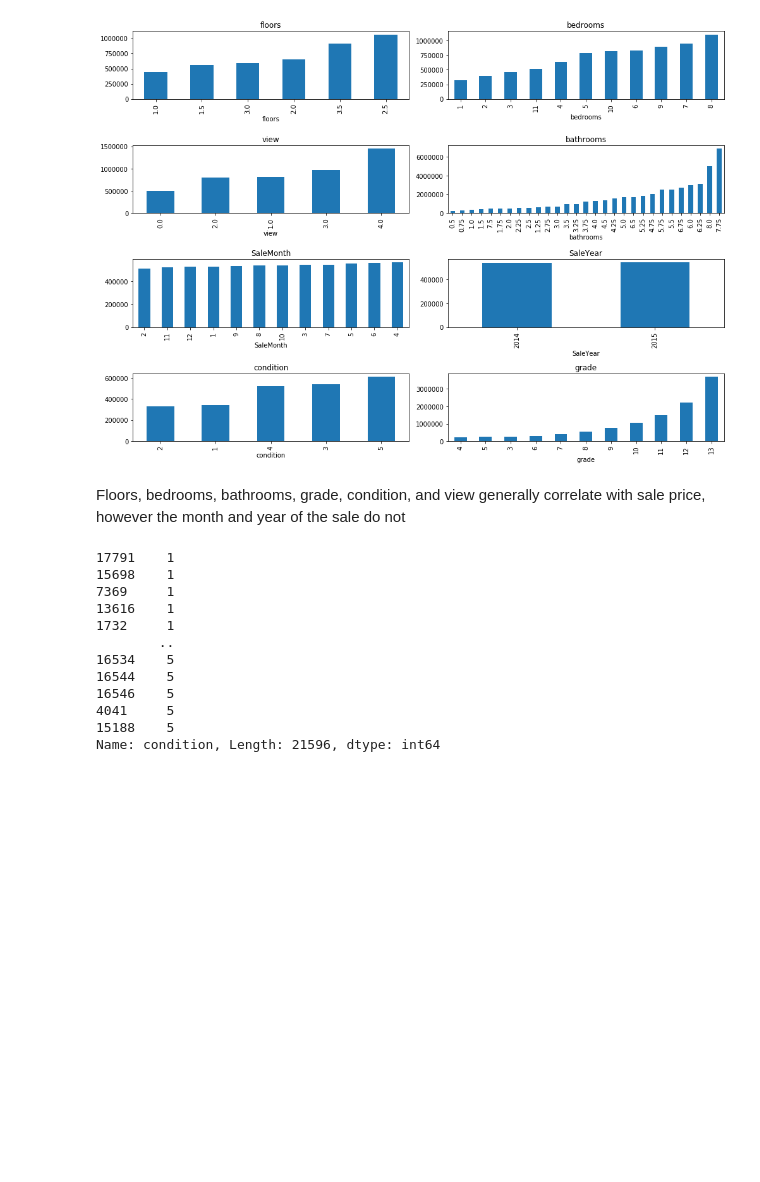
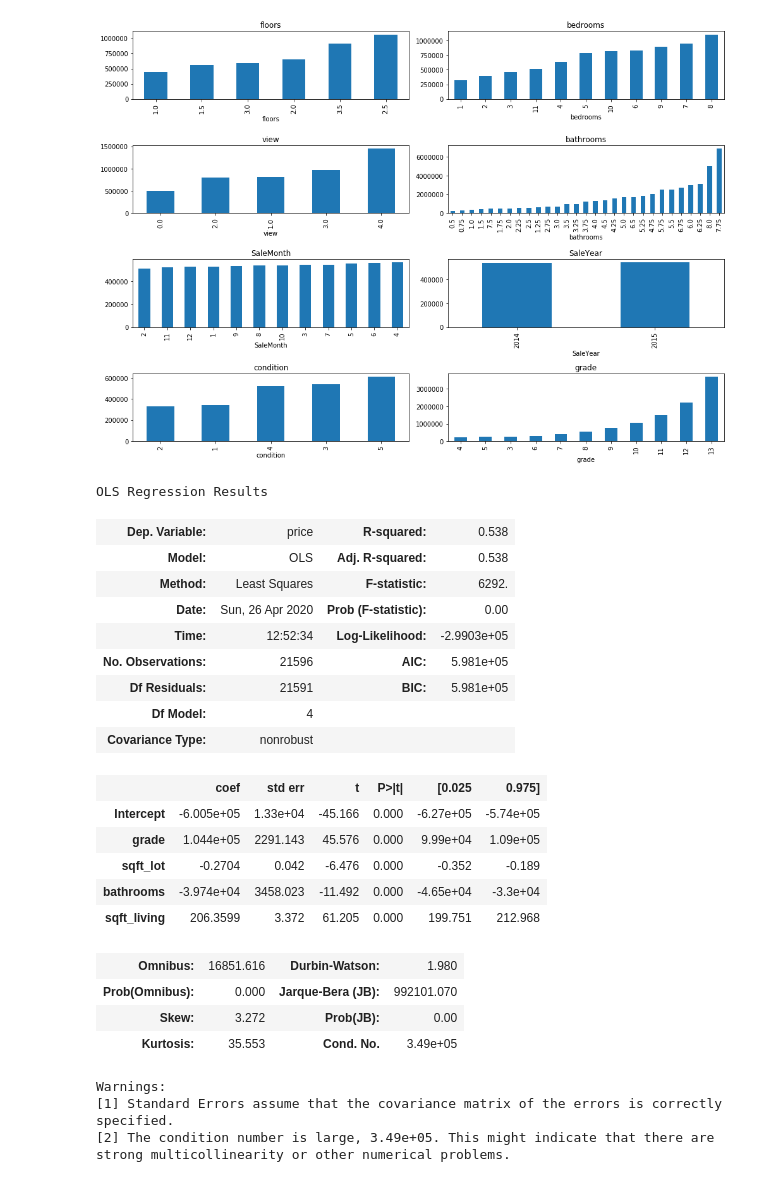
Before and after one commit to aradaha/dsc-mod-2-project-v2-1-onl01-dtsc-ft-030220, a Jupyter notebook: student.ipynb, the cells around one changed output. Drawn from its saved outputs; the diff is of its cells as text; code cells hidden in the pictures; blank space fills up the shorter version.

```diff
--- a/student.ipynb
+++ b/student.ipynb
@@ -127,21 +129,35 @@ for col, ax in zip(categoricals, axes.flatten()):
 fig.tight_layout()
 # %% [output]
 [figure]
-# %% [markdown]
-Floors, bedrooms, bathrooms, grade, condition, and view generally correlate with sale price, however the month and year of the sale do not
-# %%
-condition = df['condition']
-condition.sort_values()
-# %% [output]
-17791    1
-15698    1
-7369     1
-13616    1
-1732     1
-        ..
-16534    5
-16544    5
-16546    5
-4041     5
-15188    5
-Name: condition, Length: 21596, dtype: int64
+# %%
+outcome = 'price'
+cols = ['grade', 'sqft_lot', 'bathrooms', 'sqft_living']
+predictors = '+'.join(cols)
+formula = outcome + '~' + predictors
+model = ols(formula=formula, data=df).fit()
+model.summary()
+# %% [output]
+OLS Regression Results
+| Dep. Variable: | price | R-squared: | 0.538 |
+| Model: | OLS | Adj. R-squared: | 0.538 |
+| Method: | Least Squares | F-statistic: | 6292. |
+| Date: | Sun, 26 Apr 2020 | Prob (F-statistic): | 0.00 |
+| Time: | 12:52:34 | Log-Likelihood: | -2.9903e+05 |
+| No. Observations: | 21596 | AIC: | 5.981e+05 |
+| Df Residuals: | 21591 | BIC: | 5.981e+05 |
+| Df Model: | 4 |  |  |
+| Covariance Type: | nonrobust |  |  |
+|  | coef | std err | t | P>|t| | [0.025 | 0.975] |
+| Intercept | -6.005e+05 | 1.33e+04 | -45.166 | 0.000 | -6.27e+05 | -5.74e+05 |
+| grade | 1.044e+05 | 2291.143 | 45.576 | 0.000 | 9.99e+04 | 1.09e+05 |
+| sqft_lot | -0.2704 | 0.042 | -6.476 | 0.000 | -0.352 | -0.189 |
+| bathrooms | -3.974e+04 | 3458.023 | -11.492 | 0.000 | -4.65e+04 | -3.3e+04 |
+| sqft_living | 206.3599 | 3.372 | 61.205 | 0.000 | 199.751 | 212.968 |
+| Omnibus: | 16851.616 | Durbin-Watson: | 1.980 |
+| Prob(Omnibus): | 0.000 | Jarque-Bera (JB): | 992101.070 |
+| Skew: | 3.272 | Prob(JB): | 0.00 |
+| Kurtosis: | 35.553 | Cond. No. | 3.49e+05 |
+Warnings:
+[1] Standard Errors assume that the covariance matrix of the errors is correctly specified.
+[2] The condition number is large, 3.49e+05. This might indicate that there are
+strong multicollinearity or other numerical problems.
```
Also changed, not shown: parts of 6 cells of this notebook.
